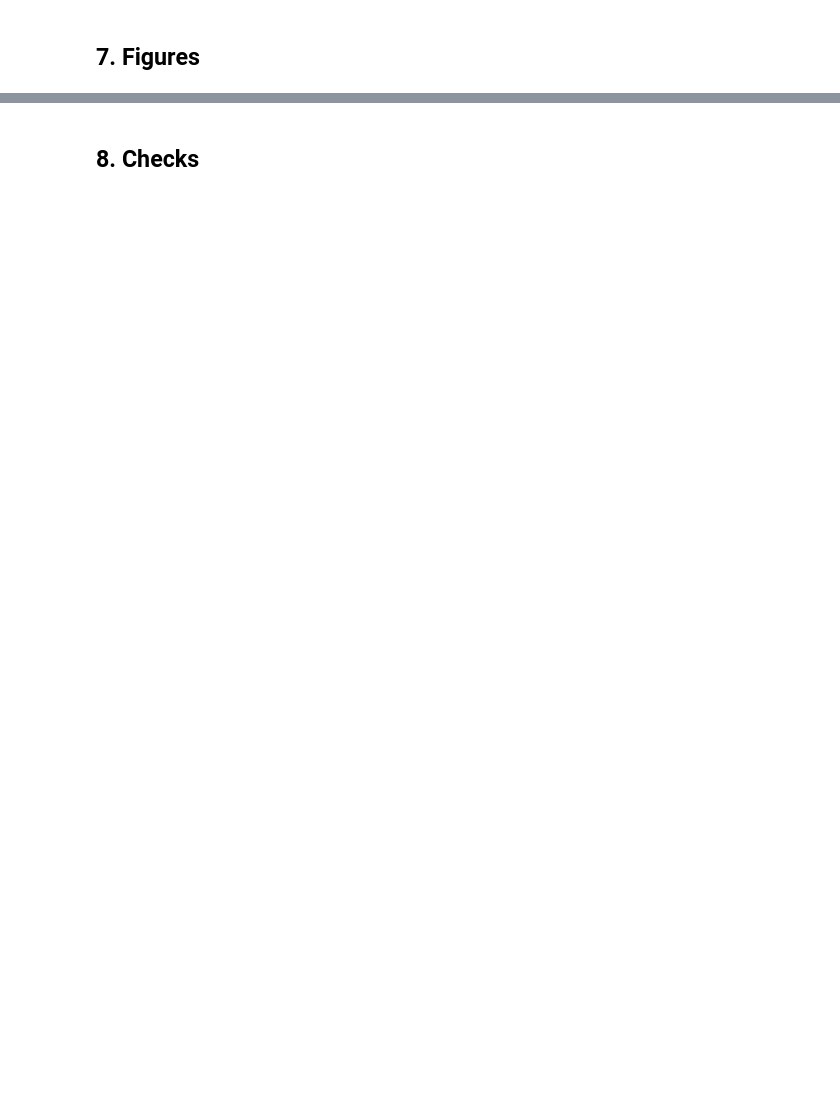
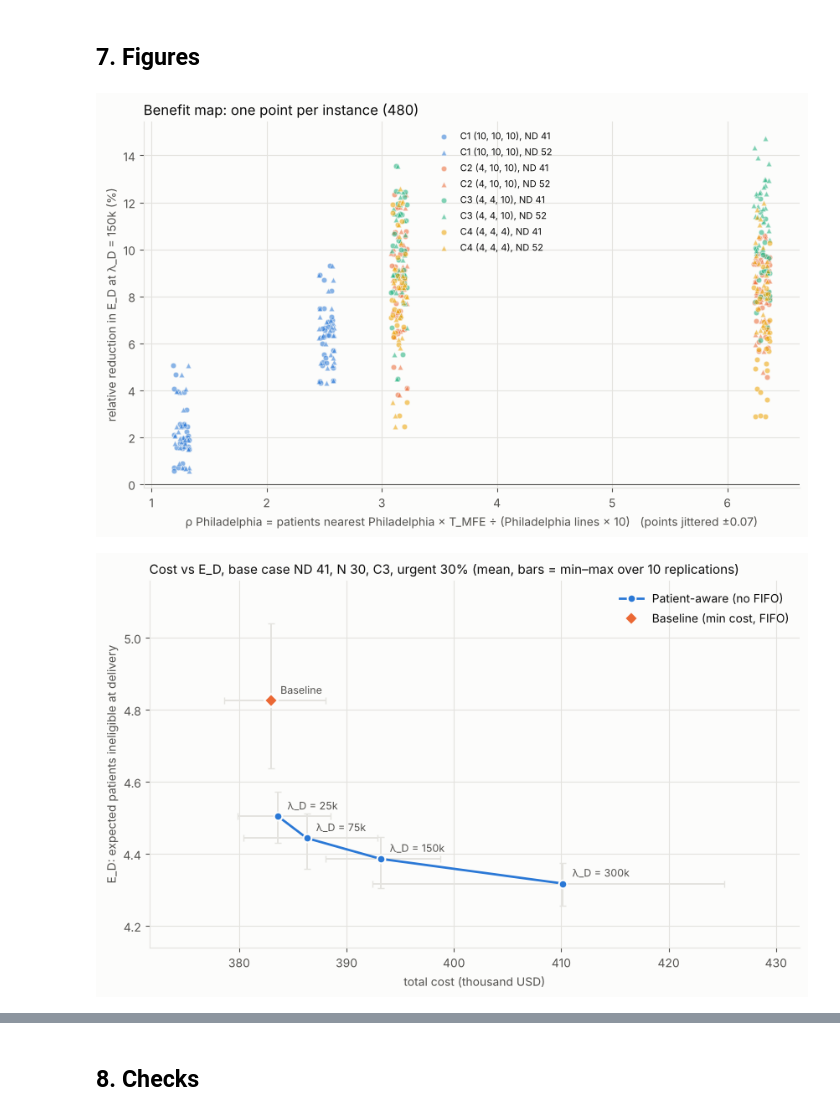
Before and after one commit to NegarSadeghiii/CAR-T-Supply-Chain, a Jupyter notebook: CART_doe_main.ipynb, the cells around one changed output, grey strips where cells are left out. Saved outputs shown, nothing was run; the diff lists cells and outputs as text; code cells hidden in the pictures; blank space fills up the shorter version.

```diff
--- a/CART_doe_main.ipynb
+++ b/CART_doe_main.ipynb
@@ -523,7 +636,7 @@ ax.axhline(0, color=INK2, lw=0.8)
 ax.set_xlabel("ρ Philadelphia = patients nearest Philadelphia × T_MFE ÷ (Philadelphia lines × 10)   (points jittered ±0.07)")
 ax.set_ylabel("relative reduction in E_D at λ_D = 150k (%)")
 ax.set_title("Benefit map: one point per instance (480)", loc="left", fontsize=12, color=INK)
-ax.legend(frameon=False, fontsize=8, ncol=2, loc="upper left")
+ax.legend(frameon=False, fontsize=8, ncol=1, loc="upper left", bbox_to_anchor=(0.43, 1.0))
 fig.tight_layout(); fig.savefig(os.path.join(FIG, "fig1_benefit_map.png"), dpi=200); plt.show()
 
 # Figure 2: cost vs E_D, base case
@@ -535,30 +648,33 @@ ax.errorbar(m_.total_cost / k, m_.E_D, xerr=[(m_.total_cost - lo_.total_cost) /
             yerr=[m_.E_D - lo_.E_D, hi_.E_D - m_.E_D], fmt="none", ecolor=GRID, elinewidth=1.4, capsize=3, zorder=1)
 ax.plot(m_.total_cost.iloc[1:] / k, m_.E_D.iloc[1:], color=AWARE_COLOR, lw=2, marker="o", ms=7, mec=SURF, mew=1.5, zorder=3,
         label="Patient-aware (no FIFO)")
 ax.plot([m_.total_cost.iloc[0] / k], [m_.E_D.iloc[0]], ls="none", marker="D", ms=8, color=BASE_COLOR, mec=SURF, mew=1.5,
         zorder=4, label="Baseline (min cost, FIFO)")
 for lam, row in m_.iterrows():
     ax.annotate("Baseline" if lam == 0 else f"λ_D = {lam / 1000:,.0f}k", (row.total_cost / k, row.E_D), xytext=(8, 6),
                 textcoords="offset points", fontsize=9, color=INK2)
 ax.set_xlabel("total cost (thousand USD)"); ax.set_ylabel("E_D: expected patients ineligible at delivery")
 ax.set_title(f"Cost vs E_D, base case ND {BASE_CASE['ND']}, N {BASE_CASE['N']}, {BASE_CASE['layout']}, urgent 30% "
              "(mean, bars = min–max over 10 replications)", loc="left", fontsize=11, color=INK)
 ax.legend(frameon=False); ax.margins(x=0.15, y=0.15)
 fig.tight_layout(); fig.savefig(os.path.join(FIG, "fig2_cost_vs_ED_base_case.png"), dpi=200); plt.show()
 
 # Figure 3: mean wait of urgent and regular patients by capacity layout
 fig, axes = plt.subplots(1, 2, figsize=(10.5, 4.6), sharey=True)
 x, w = np.arange(len(LAYOUTS)), 0.36
 for ax, cls in zip(axes, ["urgent", "regular"]):
     for i, (mdl_name, col) in enumerate([("Baseline", BASE_COLOR), ("Patient-aware", AWARE_COLOR)]):
         vals = [PAIR[PAIR.layout == c][f"{cls} wait {mdl_name}"].mean() for c in LAYOUTS]
         bars = ax.bar(x + (i - 0.5) * (w + 0.03), vals, w, color=col, label=mdl_name, zorder=3)
         for b_, v in zip(bars, vals):
             ax.annotate(f"{v:.2f}", (b_.get_x() + b_.get_width() / 2, v), xytext=(0, 3), textcoords="offset points",
                         ha="center", va="bottom", fontsize=9, color=INK)
     ax.set_xticks(x, [f"{c}\n{LAYOUTS[c]}" for c in LAYOUTS]); ax.grid(axis="x", visible=False)
     ax.set_title(f"Mean wait of {cls} patients (days)", loc="left", fontsize=11, color=INK)
 axes[0].set_ylabel("days (mean over all instances of the layout)"); axes[0].legend(frameon=False)
 axes[0].margins(y=0.15)
 fig.suptitle("Baseline (FIFO) vs Patient-aware (λ_D = 150k), by capacity layout", x=0.01, ha="left", fontsize=12)
 fig.tight_layout(); fig.savefig(os.path.join(FIG, "fig3_wait_by_class_and_layout.png"), dpi=200); plt.show()
+# %% [output]
+[figure, added]
+[figure, added]
```
Also changed, not shown: parts of 10 cells of this notebook, 10 other files.
